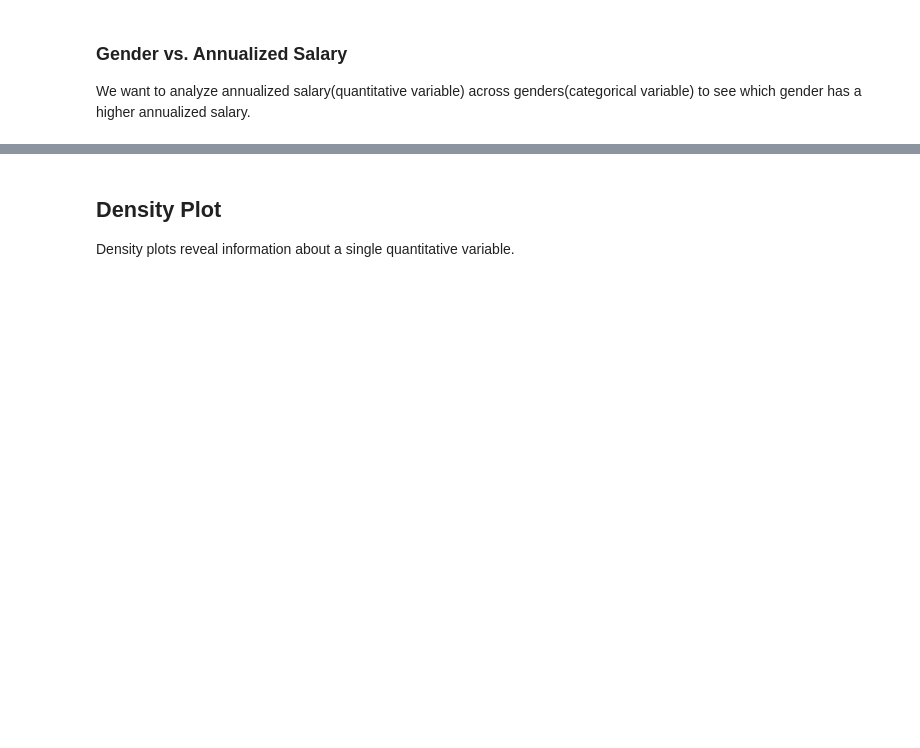
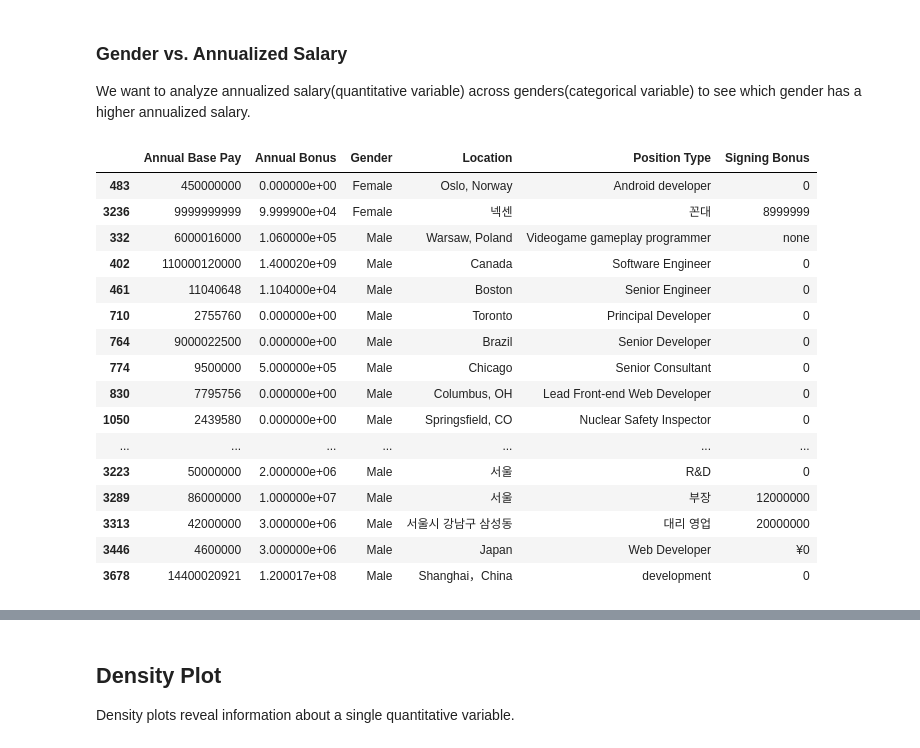
Before and after one commit to stt045/Projects, a Jupyter notebook: FinalProject.ipynb, the cells around one changed output, grey strips where cells are left out. Cells and saved outputs as stored; diff of their text form; code cells hidden in the pictures; blank space fills up the shorter version.

```diff
--- a/FinalProject.ipynb
+++ b/FinalProject.ipynb
@@ -188,0 +183,20 @@ We want to analyze annualized salary(quantitative variable) across genders(categ
+# %%
+df_box_plots[df_box_plots['Annual Base Pay'] > 1000000]
+# %% [output]
+|  | Annual Base Pay | Annual Bonus | Gender | Location | Position Type | Signing Bonus |
+| 483 | 450000000 | 0.000000e+00 | Female | Oslo, Norway | Android developer | 0 |
+| 3236 | 9999999999 | 9.999900e+04 | Female | 넥센 | 꼰대 | 8999999 |
+| 332 | 6000016000 | 1.060000e+05 | Male | Warsaw, Poland | Videogame gameplay programmer | none |
+| 402 | 110000120000 | 1.400020e+09 | Male | Canada | Software Engineer | 0 |
+| 461 | 11040648 | 1.104000e+04 | Male | Boston | Senior Engineer | 0 |
+| 710 | 2755760 | 0.000000e+00 | Male | Toronto | Principal Developer | 0 |
+| 764 | 9000022500 | 0.000000e+00 | Male | Brazil | Senior Developer | 0 |
+| 774 | 9500000 | 5.000000e+05 | Male | Chicago | Senior Consultant | 0 |
+| 830 | 7795756 | 0.000000e+00 | Male | Columbus, OH | Lead Front-end Web Developer | 0 |
+| 1050 | 2439580 | 0.000000e+00 | Male | Springsfield, CO | Nuclear Safety Inspector | 0 |
+| ... | ... | ... | ... | ... | ... | ... |
+| 3223 | 50000000 | 2.000000e+06 | Male | 서울 | R&D | 0 |
+| 3289 | 86000000 | 1.000000e+07 | Male | 서울 | 부장 | 12000000 |
+| 3313 | 42000000 | 3.000000e+06 | Male | 서울시 강남구 삼성동 | 대리 영업 | 20000000 |
+| 3446 | 4600000 | 3.000000e+06 | Male | Japan | Web Developer | ¥0 |
+| 3678 | 14400020921 | 1.200017e+08 | Male | Shanghai，China | development | 0 |
```
Also changed, not shown: parts of 8 cells of this notebook.
